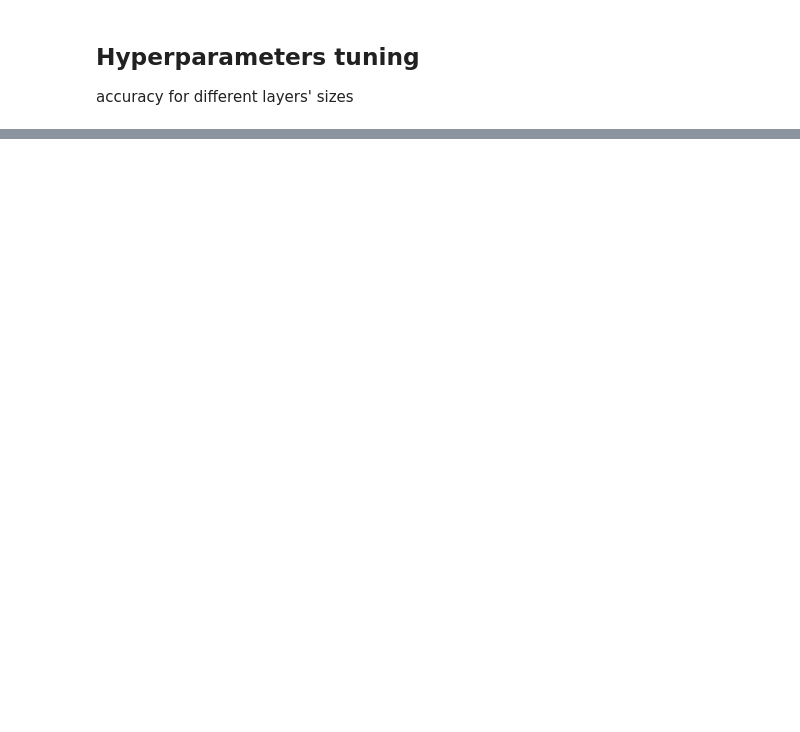
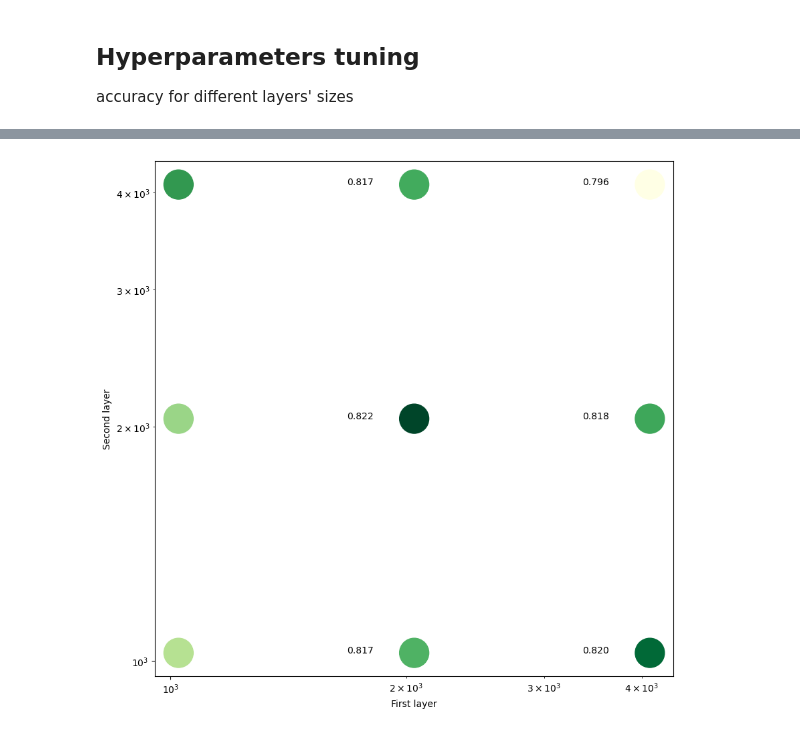
Before and after one commit to milosz-l/SSNE, a Jupyter notebook: lab5_miniprojekt2/m_miniprojekt2_neural_net.ipynb, the cells around one changed output, grey strips where cells are left out. Drawn from its saved outputs; the diff is of its cells as text; code cells hidden in the pictures; blank space fills up the shorter version.

```diff
--- a/lab5_miniprojekt2/m_miniprojekt2_neural_net.ipynb
+++ b/lab5_miniprojekt2/m_miniprojekt2_neural_net.ipynb
@@ -472,0 +614,12 @@ Epoch 0, train_acc=0.55, val_acc=0.54
+# %%
+fig, ax = plt.subplots(figsize=(10,10))
+ax.scatter(results["first"], results["second"], c=np.exp(results.acc*100), cmap="YlGn", s=1000)
+plt.xscale("log")
+plt.yscale("log")
+plt.xlabel("First layer")
+plt.ylabel("Second layer")
+for idx, row in results.iterrows():
+    ax.annotate(str(row.acc)[:5], (row["first"]*0.82, row["second"]))
+plt.show()
+# %% [output]
+[figure, added]
```
Also changed, not shown: parts of 18 cells of this notebook, 2 other files.
